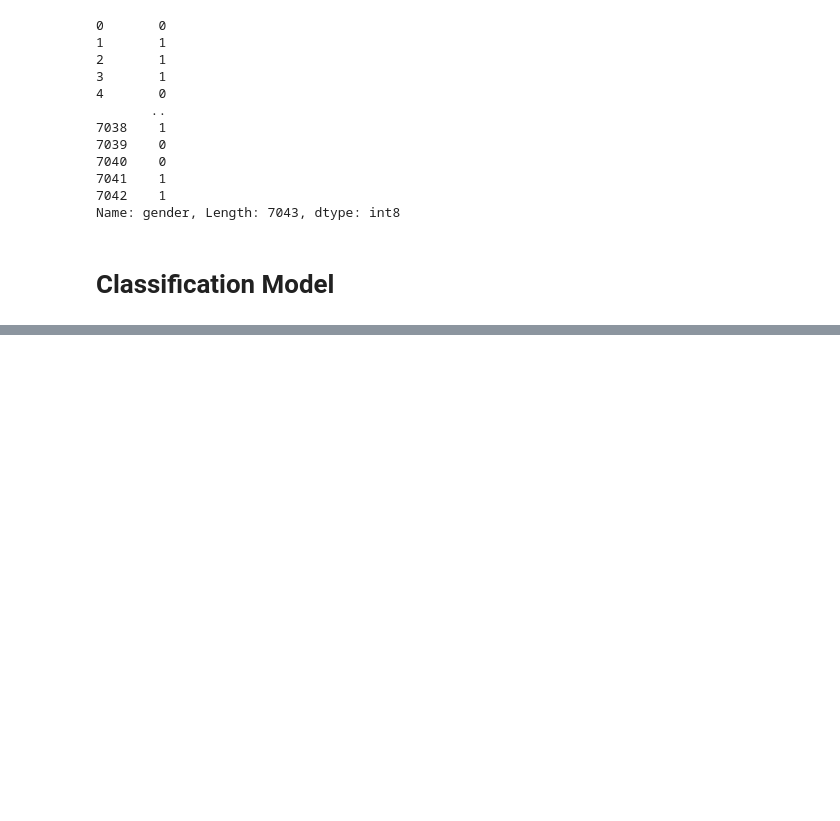
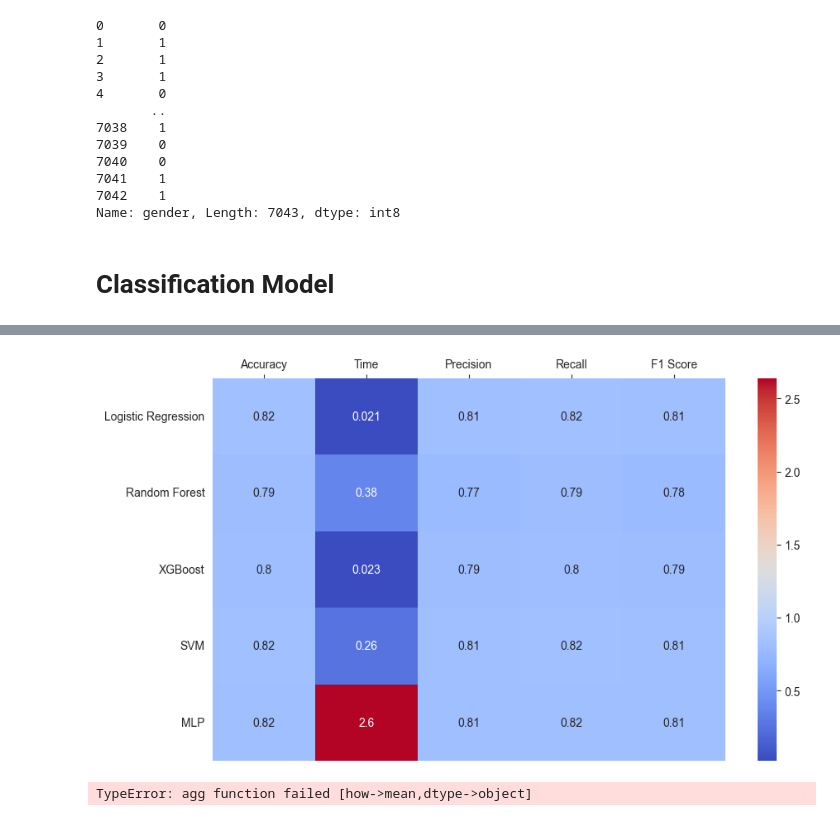
Before and after one commit to Truelordwhynot/KernelSynergy, a Jupyter notebook: Churn_IBM_Dataset_Classification.ipynb, the cells around one changed output, grey strips where cells are left out. Drawn from its saved outputs; the diff is of its cells as text; code cells hidden in the pictures; blank space fills up the shorter version.

```diff
--- a/Churn_IBM_Dataset_Classification.ipynb
+++ b/Churn_IBM_Dataset_Classification.ipynb
@@ -559,0 +602,8 @@ model_mlp.accuracy[3]
+# %%
+model.evaluate()
+# %% [output]
+[figure, added]
+# %%
+df.groupby("tenure")["Churn"].mean()
+# %% [output]
+TypeError: agg function failed [how->mean,dtype->object]
```
Also changed, not shown: parts of 12 cells of this notebook.
